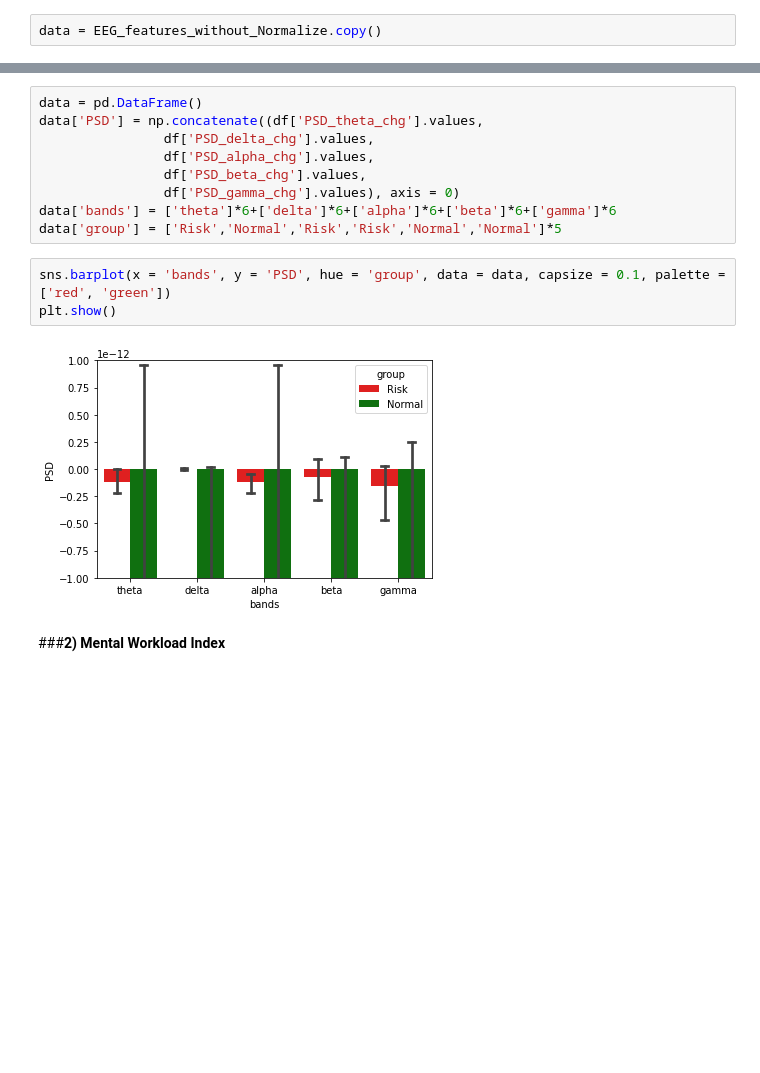
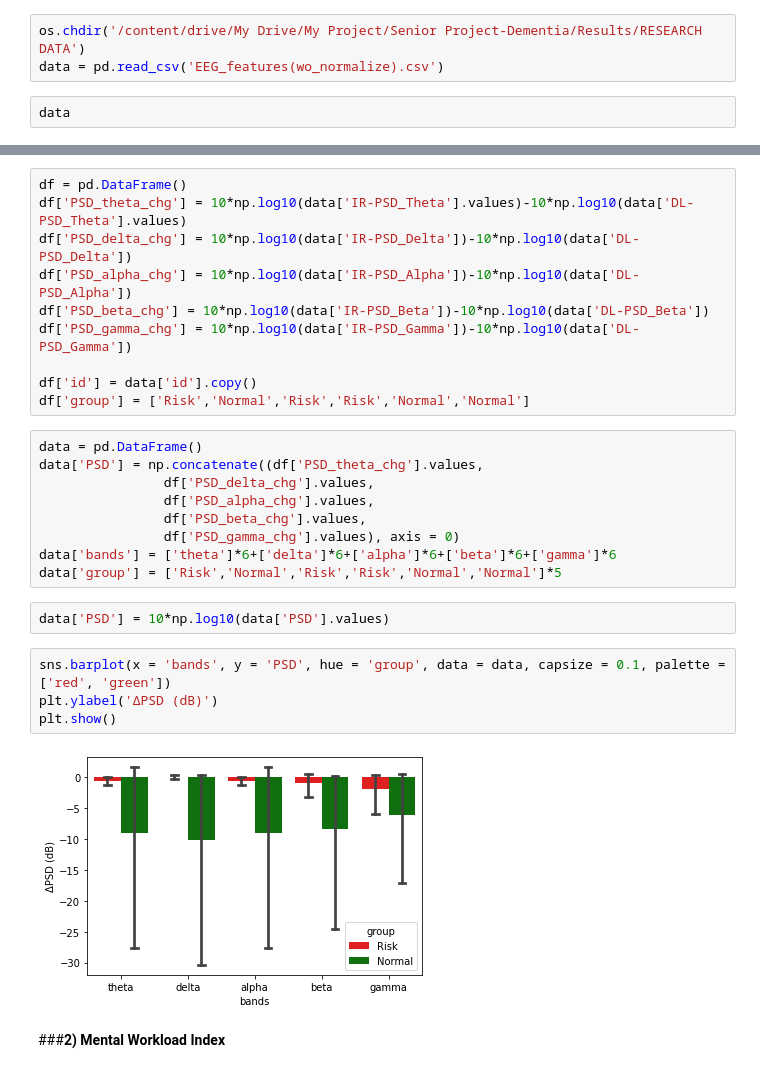
Before and after one commit to Sirabhop/Preclinical-AD-EEG-classification, a Jupyter notebook: Data_Exploration.ipynb, the cells around one changed output, grey strips where cells are left out. Cells and saved outputs as stored; diff of their text form; blank space fills up the shorter version.

```diff
--- a/Data_Exploration.ipynb
+++ b/Data_Exploration.ipynb
@@ -347,5 +419,8 @@ plot_PSD('gamma', 'gamma band (30-45Hz)')
 # %%
 os.chdir('/content/drive/My Drive/EEG Data')
 EEG_features_without_Normalize = extract_feature(['SS2','SS4','SS5','SS6','SS7','SS8'])
+# %%
+os.chdir('/content/drive/My Drive/My Project/Senior Project-Dementia/Results/RESEARCH DATA')
+data = pd.read_csv('EEG_features(wo_normalize).csv')
 # %%
-data = EEG_features_without_Normalize.copy()
+data
@@ -360,4 +444,14 @@ df['id'] = EEG_features_without_Normalize['id']
 df['group'] = ['Risk','Normal','Risk','Risk','Normal','Normal']
+# %%
+df = pd.DataFrame()
+df['PSD_theta_chg'] = 10*np.log10(data['IR-PSD_Theta'].values)-10*np.log10(data['DL-PSD_Theta'].values)
+df['PSD_delta_chg'] = 10*np.log10(data['IR-PSD_Delta'])-10*np.log10(data['DL-PSD_Delta'])
+df['PSD_alpha_chg'] = 10*np.log10(data['IR-PSD_Alpha'])-10*np.log10(data['DL-PSD_Alpha'])
+df['PSD_beta_chg'] = 10*np.log10(data['IR-PSD_Beta'])-10*np.log10(data['DL-PSD_Beta'])
+df['PSD_gamma_chg'] = 10*np.log10(data['IR-PSD_Gamma'])-10*np.log10(data['DL-PSD_Gamma'])
+
+df['id'] = data['id'].copy()
+df['group'] = ['Risk','Normal','Risk','Risk','Normal','Normal']
 # %%
 data = pd.DataFrame()
 data['PSD'] = np.concatenate((df['PSD_theta_chg'].values,
@@ -367,11 +461,14 @@ data['PSD'] = np.concatenate((df['PSD_theta_chg'].values,
                 df['PSD_gamma_chg'].values), axis = 0)
 data['bands'] = ['theta']*6+['delta']*6+['alpha']*6+['beta']*6+['gamma']*6
 data['group'] = ['Risk','Normal','Risk','Risk','Normal','Normal']*5
+# %%
+data['PSD'] = 10*np.log10(data['PSD'].values)
 # %%
 sns.barplot(x = 'bands', y = 'PSD', hue = 'group', data = data, capsize = 0.1, palette = ['red', 'green'])
+plt.ylabel('ΔPSD (dB)')
 plt.show()
 # %% [output]
-[figure, old version]
+[figure, new version]
 # %% [markdown]
 ###**2) Mental Workload Index**
 # %% [markdown]
```
Also changed, not shown: parts of 42 cells of this notebook.
